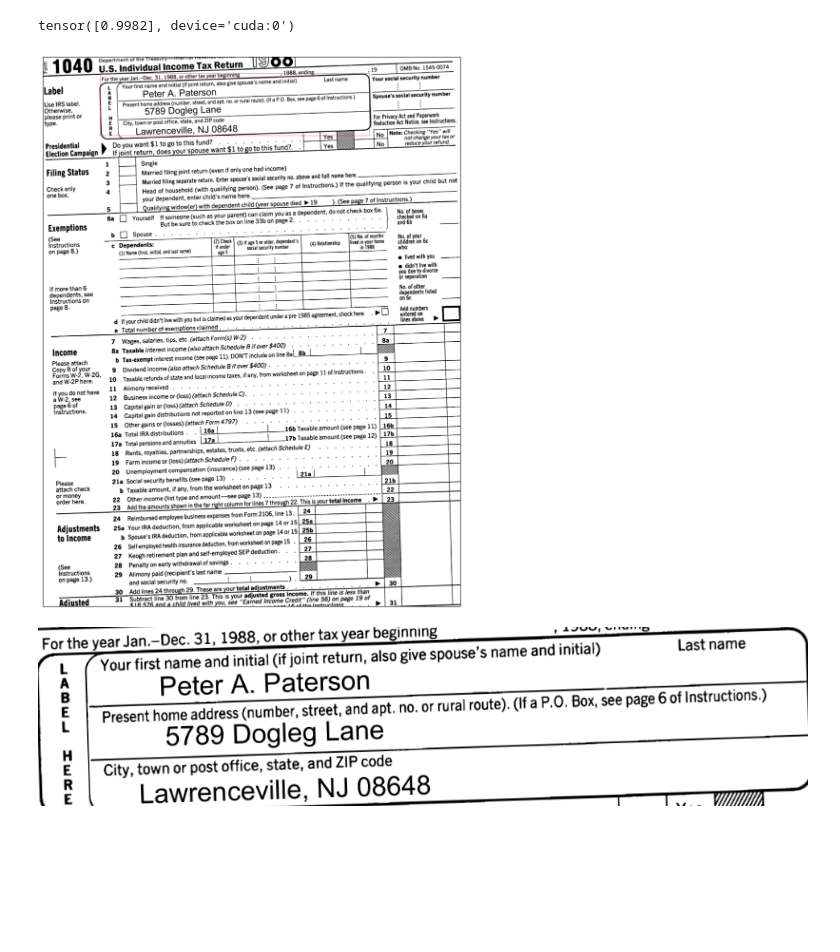
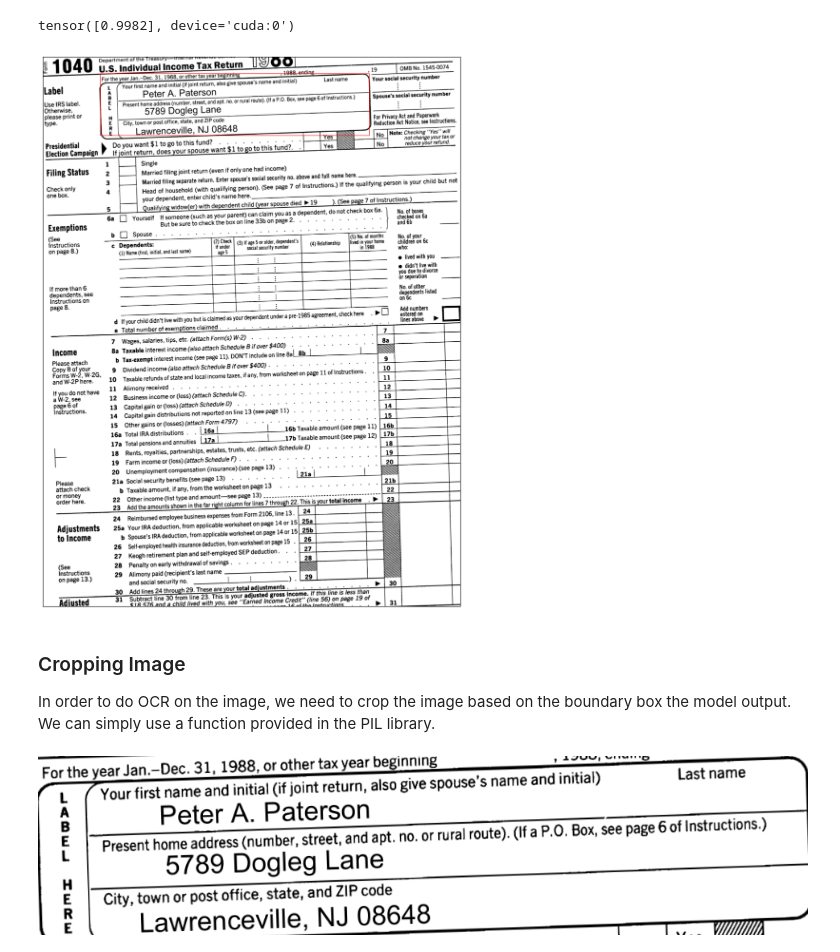
Before and after one commit to ericyu049/form-ocr, a Jupyter notebook: notebooks/train-model.ipynb, the cells around one changed output. Cells and saved outputs as stored; diff of their text form; code cells hidden in the pictures; blank space fills up the shorter version.

```diff
--- a/notebooks/train-model.ipynb
+++ b/notebooks/train-model.ipynb
@@ -168,35 +202,39 @@ def test_model(img_path):
     model = torch.load('../models/findbox.pth')
     device = torch.device('cuda') if torch.cuda.is_available() else torch.device('cpu')
     model.eval()
     original_img = Image.open(img_path).convert("L")
     transform = transforms.Compose([
         transforms.ToTensor()
     ])
     img = transform(original_img).unsqueeze(0).to(device)
     output = model(img)
     boxes = output[0]['boxes'].detach().to(device)
     scores = output[0]['scores'].detach().to(device)
 
     # find the box with the highest condifence score
     max_score_idx = torch.argmax(scores)
     boxes = boxes[max_score_idx].unsqueeze(0)
     scores = scores[max_score_idx].unsqueeze(0)
 
     # Convert image into Tensor of shape (C x H x W) and dtype uint8
     transform = transforms.Compose([
         transforms.PILToTensor()
     ])
     img_tensor = transform(original_img)
-    output_image = draw_bounding_boxes(image=img_tensor, boxes=boxes, colors=(255, 0, 0))
+    output_image = draw_bounding_boxes(image=img_tensor, boxes=boxes, colors=(255, 0, 0), width=2)
     print(scores)
     show(output_image)
 
     return boxes, scores
 
 result_box = test_model('../data/test_form_tilted.png')
 # %% [output]
 tensor([0.9982], device='cuda:0')
-[figure, old version]
+[figure, new version]
+# %% [markdown]
+### Cropping Image
+
+In order to do OCR on the image, we need to crop the image based on the boundary box the model output. We can simply use a function provided in the PIL library.
 # %%
 def cropImage(img_path, box):
     img = Image.open(img_path).convert("L")
```
Also changed, not shown: parts of 14 cells of this notebook, 1 other file.
